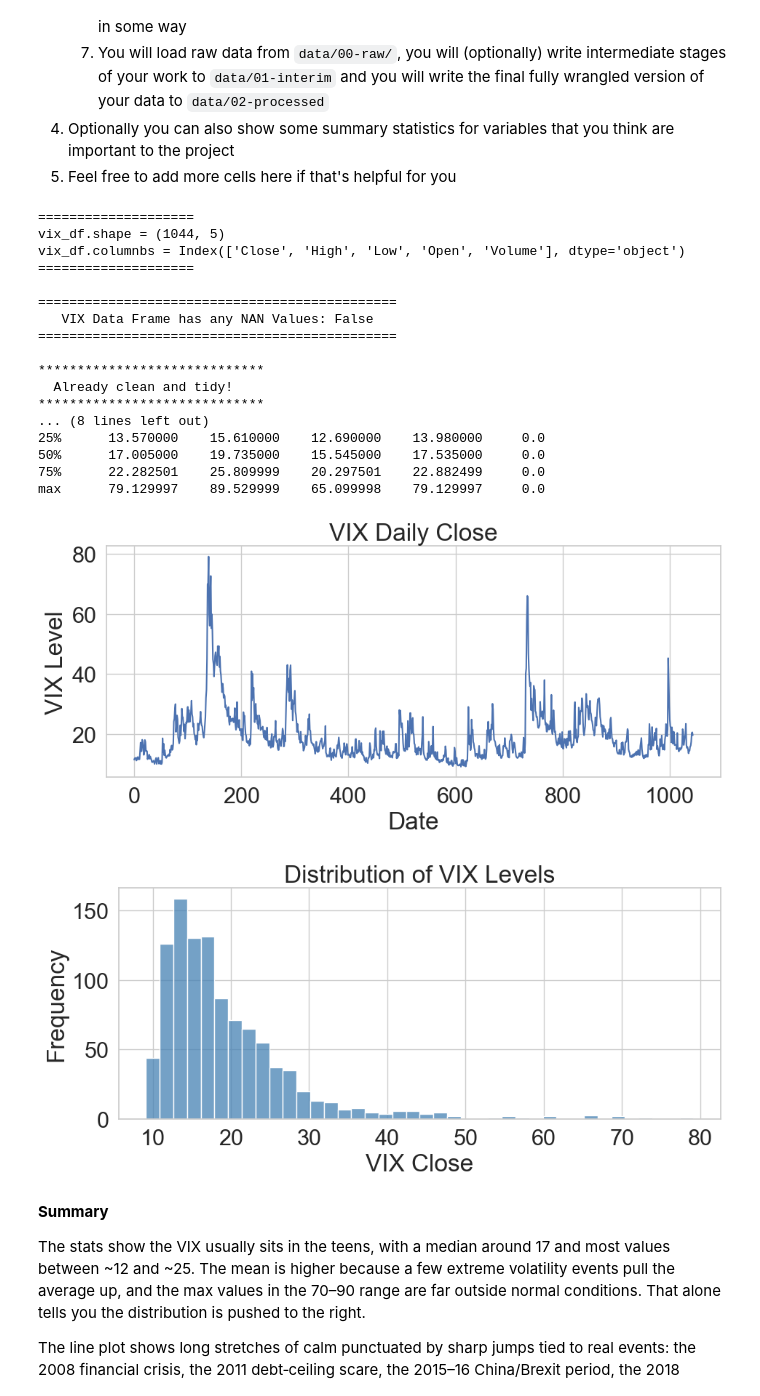
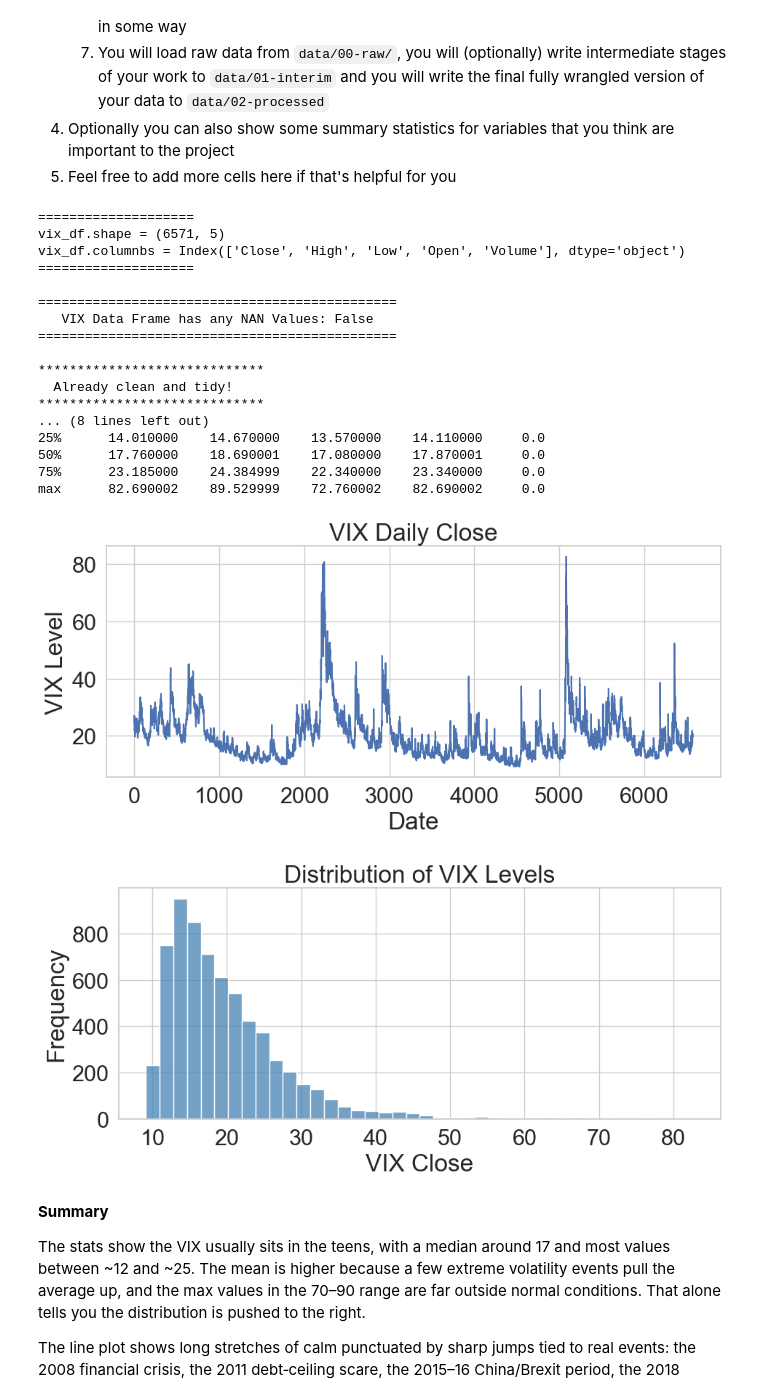
Before and after one commit to COGS108/Group024_WI26, a Jupyter notebook: 01-DataCheckpoint.ipynb, the cells around one changed output. Saved outputs shown, nothing was run; the diff lists cells and outputs as text; code cells hidden in the pictures.

Commit message:
Moving DataCheckpoint to my branch

```diff
--- a/01-DataCheckpoint.ipynb
+++ b/01-DataCheckpoint.ipynb
@@ -122,7 +122,7 @@ import matplotlib.style as style
 plt.rcParams['figure.figsize'] = (10,5)
 
 
-vix_df = pd.read_csv("data/00-raw/vix_20yr_window_1wk_updates.csv")
+vix_df = pd.read_csv("data/00-raw/vix_26yr_window_1d_updates.csv")
 # flattening index
 vix_df.columns = vix_df.columns.get_level_values(0)
 NAN_values_in_DF = vix_df.isna().any().any()
@@ -137,40 +137,40 @@ print("\nDescription of vix_df: \n")
 print(vix_df.describe())
 
 line_plot = sns.lineplot(data=vix_df, x = vix_df.index,y = "Close")
 plt.title("VIX Daily Close")
 plt.xlabel("Date")
 plt.ylabel("VIX Level")
 plt.tight_layout()
 plt.show()
 
 hist_plot = sns.histplot(data = vix_df, x ='Close',bins = 40, color = 'steelblue')
 plt.title("Distribution of VIX Levels")
 plt.xlabel("VIX Close")
 plt.ylabel("Frequency")
 plt.tight_layout()
 plt.show()
 
 vix_df.to_csv("data/02-processed/vix_clean.csv", index=False)
 # %% [output]
 ====================
-vix_df.shape = (1044, 5)
+vix_df.shape = (6571, 5)
 vix_df.columnbs = Index(['Close', 'High', 'Low', 'Open', 'Volume'], dtype='object')
 ====================
 
 ==============================================
    VIX Data Frame has any NAN Values: False
 ==============================================
 
 *****************************
   Already clean and tidy!
 *****************************
 ... (8 lines left out)
-25%      13.570000    15.610000    12.690000    13.980000     0.0
-50%      17.005000    19.735000    15.545000    17.535000     0.0
-75%      22.282501    25.809999    20.297501    22.882499     0.0
-max      79.129997    89.529999    65.099998    79.129997     0.0
+25%      14.010000    14.670000    13.570000    14.110000     0.0
+50%      17.760000    18.690001    17.080000    17.870001     0.0
+75%      23.185000    24.384999    22.340000    23.340000     0.0
+max      82.690002    89.529999    72.760002    82.690002     0.0
-[figure, old version]
+[figure, new version]
-[figure, old version]
+[figure, new version]
 # %% [markdown]
 **Summary**
 
```
Also changed, not shown: parts of 1 cell of this notebook.
